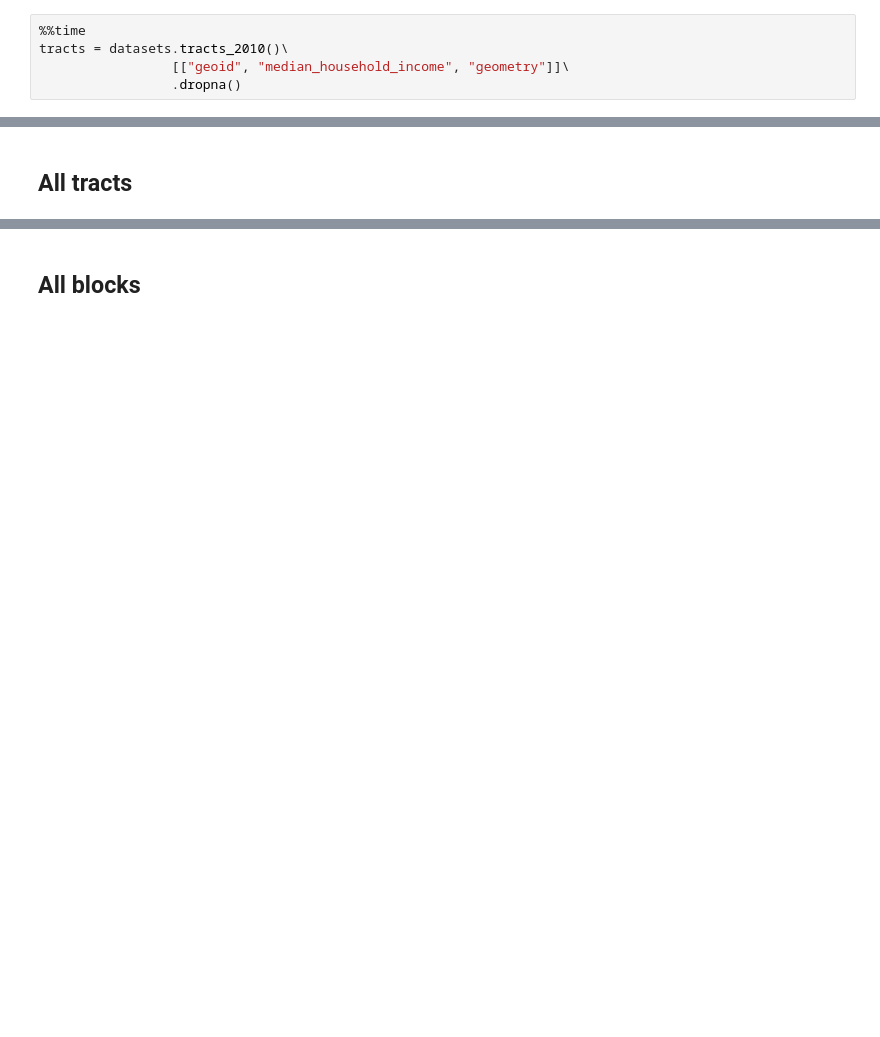
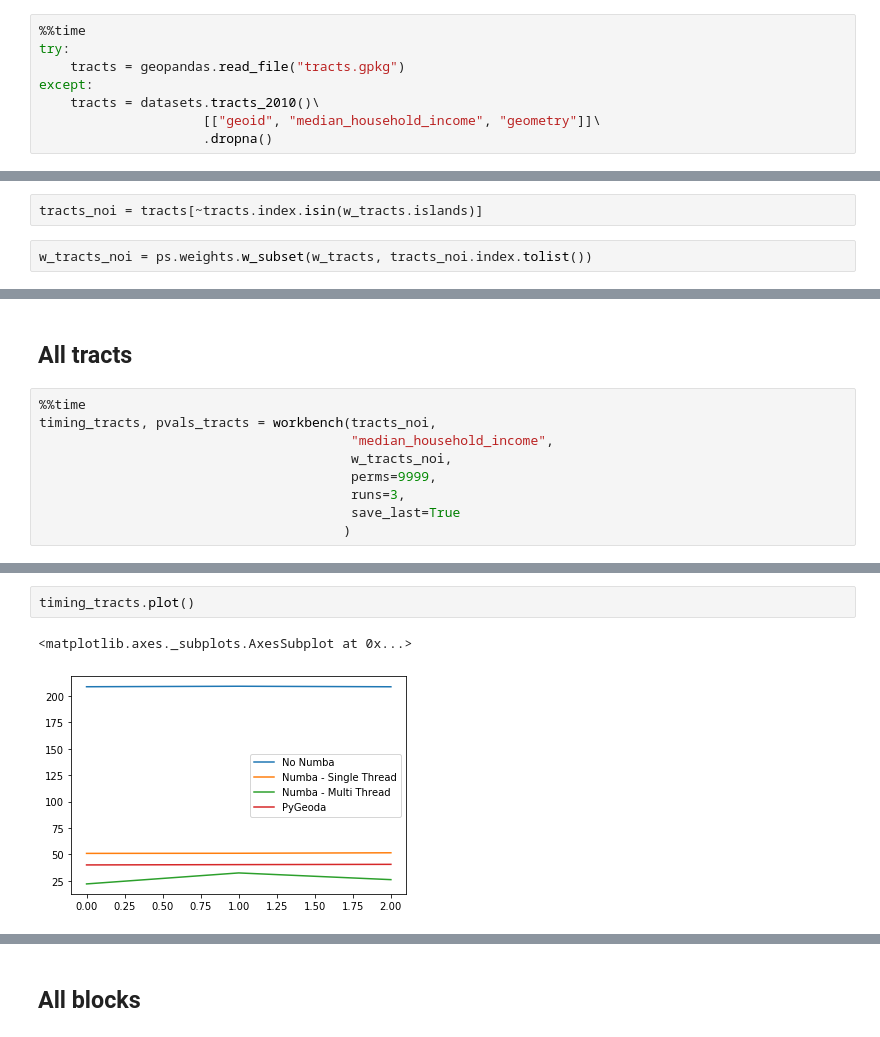
Before and after one commit to pysal/esda, a Jupyter notebook: perf-comparison.ipynb, the cells around one changed output, grey strips where cells are left out. Drawn from its saved outputs; the diff is of its cells as text; blank space fills up the shorter version.

```diff
--- a/perf-comparison.ipynb
+++ b/perf-comparison.ipynb
@@ -35,6 +40,9 @@ w_counties = ps.weights.Queen.from_dataframe(counties)
 - Tracts
 # %%
 %%time
-tracts = datasets.tracts_2010()\
-                 [["geoid", "median_household_income", "geometry"]]\
-                 .dropna()
+try:
+    tracts = geopandas.read_file("tracts.gpkg")
+except:
+    tracts = datasets.tracts_2010()\
+                     [["geoid", "median_household_income", "geometry"]]\
+                     .dropna()
@@ -45,0 +63,4 @@ w_tracts = ps.weights.Queen.from_dataframe(tracts)
+# %%
+tracts_noi = tracts[~tracts.index.isin(w_tracts.islands)]
+# %%
+w_tracts_noi = ps.weights.w_subset(w_tracts, tracts_noi.index.tolist())
@@ -146,2 +210,11 @@ dtype: float64
 # %% [markdown]
 ## All tracts
+# %%
+%%time
+timing_tracts, pvals_tracts = workbench(tracts_noi,
+                                        "median_household_income",
+                                        w_tracts_noi,
+                                        perms=9999,
+                                        runs=3,
+                                        save_last=True
+                                       )
@@ -147,0 +233,5 @@ dtype: float64
+# %%
+timing_tracts.plot()
+# %% [output]
+<matplotlib.axes._subplots.AxesSubplot at 0x...>
+[figure, added]
```
Also changed, not shown: parts of 20 cells of this notebook.
